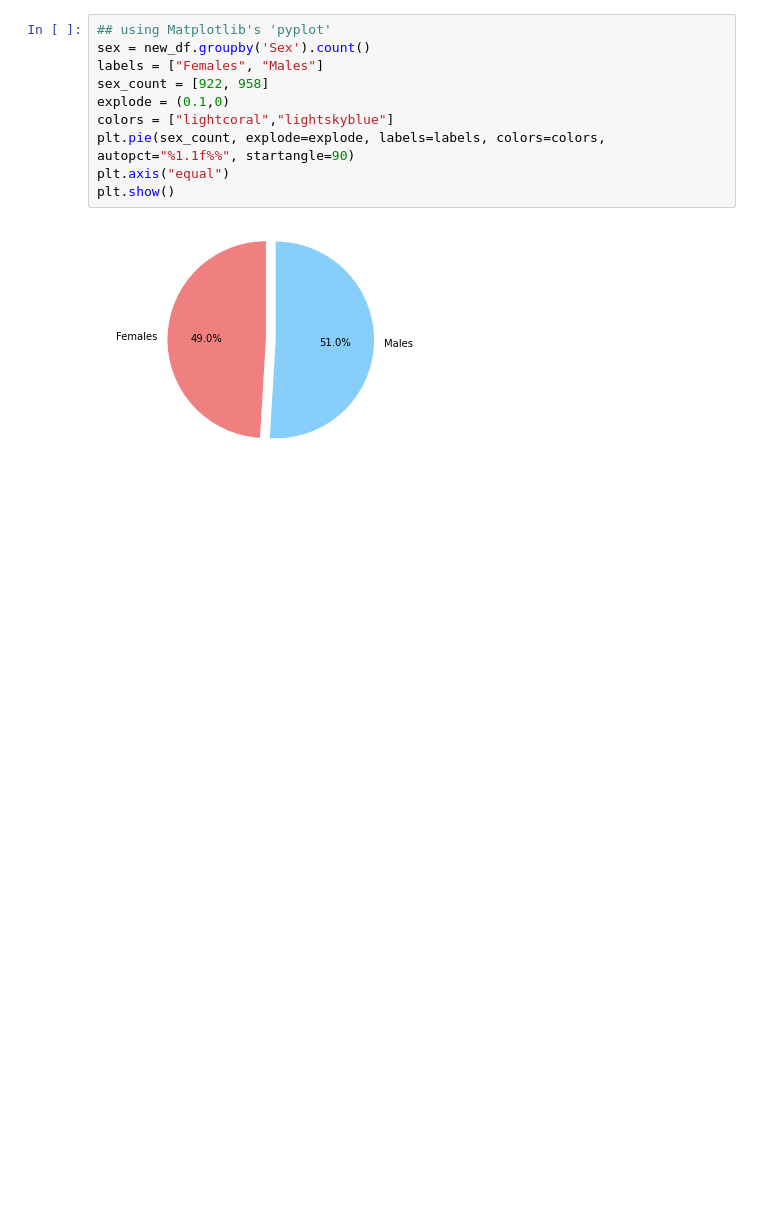
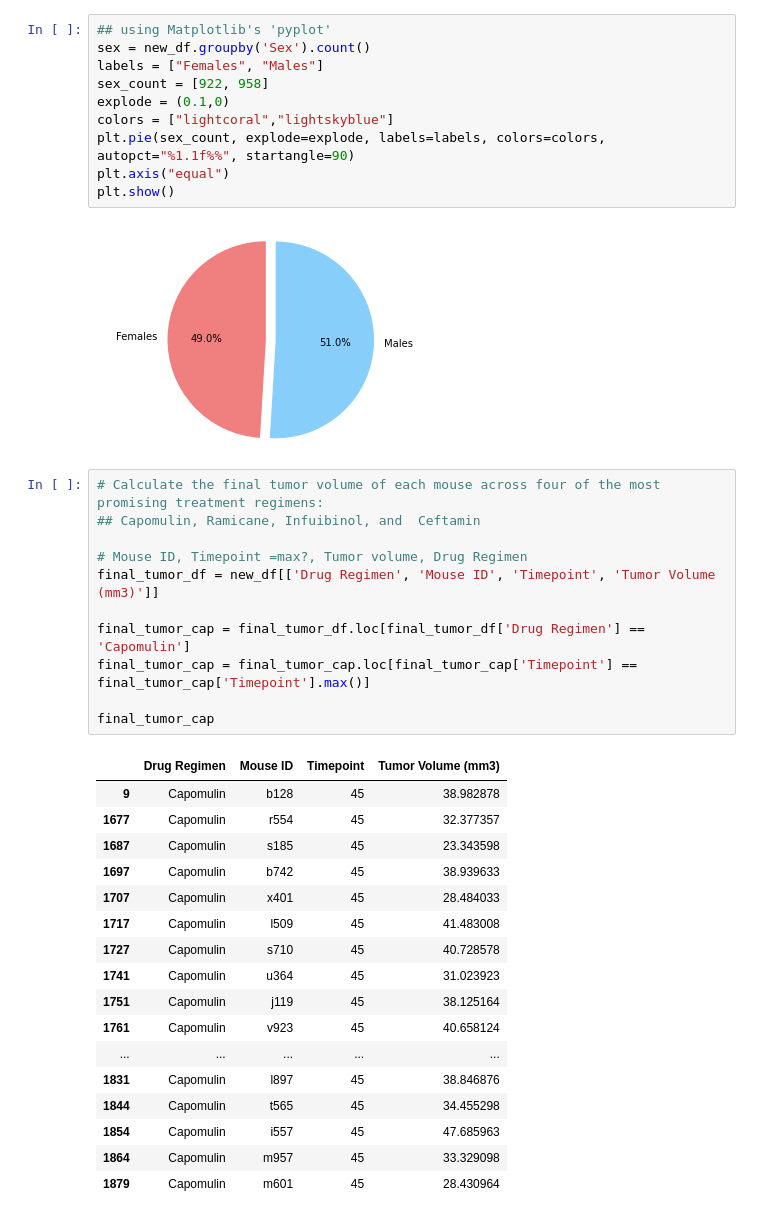
Before and after one commit to sharonpete/matplotlib-challenge, a Jupyter notebook: Pymaceuticals/pymaceuticals.ipynb, the cells around one changed output. Saved outputs shown, nothing was run; the diff lists cells and outputs as text; blank space fills up the shorter version.

```diff
--- a/Pymaceuticals/pymaceuticals.ipynb
+++ b/Pymaceuticals/pymaceuticals.ipynb
@@ -209,3 +193,32 @@ plt.axis("equal")
 plt.show()
 # %% [output]
 [figure]
+# %%
+# Calculate the final tumor volume of each mouse across four of the most promising treatment regimens:
+## Capomulin, Ramicane, Infuibinol, and  Ceftamin
+
+# Mouse ID, Timepoint =max?, Tumor volume, Drug Regimen
+final_tumor_df = new_df[['Drug Regimen', 'Mouse ID', 'Timepoint', 'Tumor Volume (mm3)']]
+
+final_tumor_cap = final_tumor_df.loc[final_tumor_df['Drug Regimen'] == 'Capomulin']
+final_tumor_cap = final_tumor_cap.loc[final_tumor_cap['Timepoint'] == final_tumor_cap['Timepoint'].max()]
+
+final_tumor_cap
+# %% [output]
+|  | Drug Regimen | Mouse ID | Timepoint | Tumor Volume (mm3) |
+| 9 | Capomulin | b128 | 45 | 38.982878 |
+| 1677 | Capomulin | r554 | 45 | 32.377357 |
+| 1687 | Capomulin | s185 | 45 | 23.343598 |
+| 1697 | Capomulin | b742 | 45 | 38.939633 |
+| 1707 | Capomulin | x401 | 45 | 28.484033 |
+| 1717 | Capomulin | l509 | 45 | 41.483008 |
+| 1727 | Capomulin | s710 | 45 | 40.728578 |
+| 1741 | Capomulin | u364 | 45 | 31.023923 |
+| 1751 | Capomulin | j119 | 45 | 38.125164 |
+| 1761 | Capomulin | v923 | 45 | 40.658124 |
+| ... | ... | ... | ... | ... |
+| 1831 | Capomulin | l897 | 45 | 38.846876 |
+| 1844 | Capomulin | t565 | 45 | 34.455298 |
+| 1854 | Capomulin | i557 | 45 | 47.685963 |
+| 1864 | Capomulin | m957 | 45 | 33.329098 |
+| 1879 | Capomulin | m601 | 45 | 28.430964 |
```
Also changed, not shown: parts of 19 cells of this notebook.
